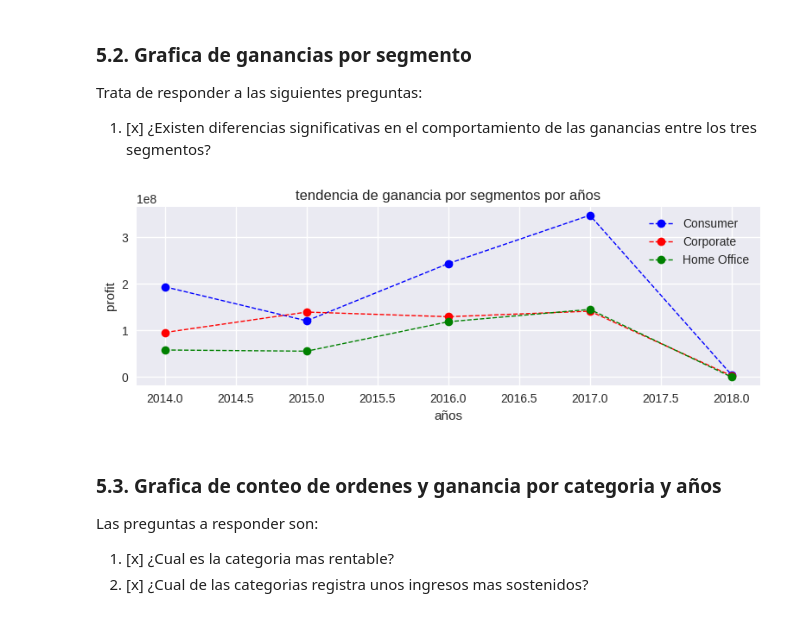
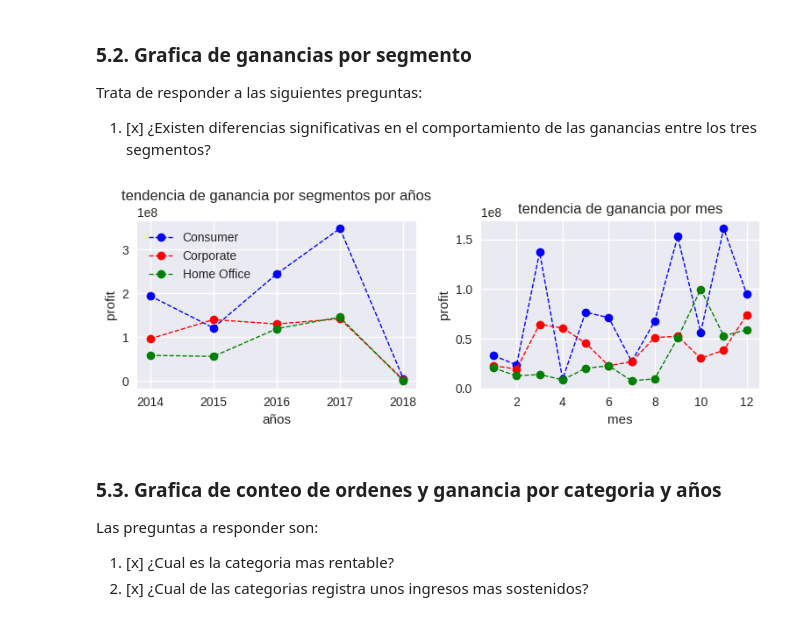
Before and after one commit to repos-especializacion-UdeA/tarea-fundamentos, a Jupyter notebook: entrega_udea.ipynb, the cells around one changed output. Drawn from its saved outputs; the diff is of its cells as text; code cells hidden in the pictures.

```diff
--- a/entrega_udea.ipynb
+++ b/entrega_udea.ipynb
@@ -429,0 +439,10 @@ tabla_pivote_categoria
+# %%
+tabla_pivote_seg_mes = pd.pivot_table(
+    df__,
+    values='Profit',
+    index='mes',
+    columns='Segment',
+    aggfunc='sum',
+    fill_value=0,
+)
+tabla_pivote_seg_mes
@@ -505,21 +539,33 @@ plt.show()
 Trata de responder a las siguientes preguntas:
 1. [x] ¿Existen diferencias significativas en el comportamiento de las ganancias entre los tres segmentos?
 # %%
-fig , ax = plt.subplots(figsize=(8, 3))
+# Grafico
 
-ax.plot(tabla_pivote.index,tabla_pivote['Consumer'],color='b',marker='o',linestyle='--',linewidth=1,label='Consumer')
-ax.plot(tabla_pivote.index,tabla_pivote['Corporate'],color='r',marker='o',linestyle='--',linewidth=1,label='Corporate')
-ax.plot(tabla_pivote.index,tabla_pivote['Home Office'],color='g',marker='o',linestyle='--',linewidth=1,label='Home Office')
-ax.set_title('tendencia de ganancia por segmentos por años')
-ax.set_ylabel('profit')
-ax.set_xlabel('años')
+# Figura con dos Axes
+fig , ax =plt.subplots(1,2,figsize=(8, 3))
 
-ax.legend()
+# Grafica 1
+ax[0].plot(tabla_pivote.index,tabla_pivote['Consumer'],color='b',marker='o',linestyle='--',linewidth=1,label='Consumer')
+ax[0].plot(tabla_pivote.index,tabla_pivote['Corporate'],color='r',marker='o',linestyle='--',linewidth=1,label='Corporate')
+ax[0].plot(tabla_pivote.index,tabla_pivote['Home Office'],color='g',marker='o',linestyle='--',linewidth=1,label='Home Office')
+ax[0].set_title('tendencia de ganancia por segmentos por años')
+ax[0].set_ylabel('profit')
+ax[0].set_xlabel('años')
+
+# Grafica 2
+ax[1].plot(tabla_pivote_seg_mes.index,tabla_pivote_seg_mes['Consumer'],color='b',marker='o',linestyle='--',linewidth=1,label='Consumer')
+ax[1].plot(tabla_pivote_seg_mes.index,tabla_pivote_seg_mes['Corporate'],color='r',marker='o',linestyle='--',linewidth=1,label='Corporate')
+ax[1].plot(tabla_pivote_seg_mes.index,tabla_pivote_seg_mes['Home Office'],color='g',marker='o',linestyle='--',linewidth=1,label='Home Office')
+ax[1].set_title('tendencia de ganancia por mes')
+ax[1].set_ylabel('profit')
+ax[1].set_xlabel('mes')
+
+# keyend
+ax[0].legend()
 
 plt.tight_layout()
-plt.show()
 # %% [output]
-[figure, old version]
+[figure, new version]
 # %% [markdown]
 ### 5.3. Grafica  de conteo de ordenes y ganancia por categoria y años
 
```
Also changed, not shown: parts of 11 cells of this notebook.
